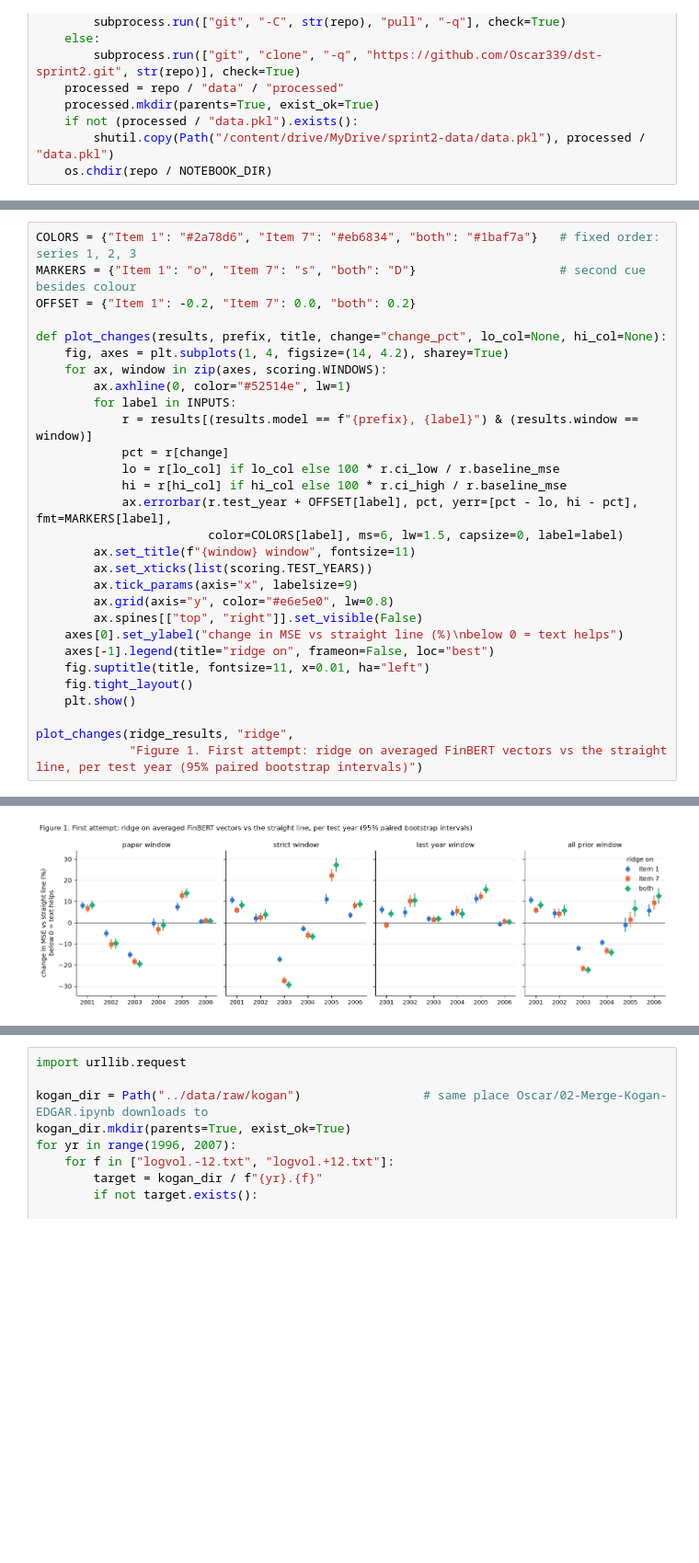
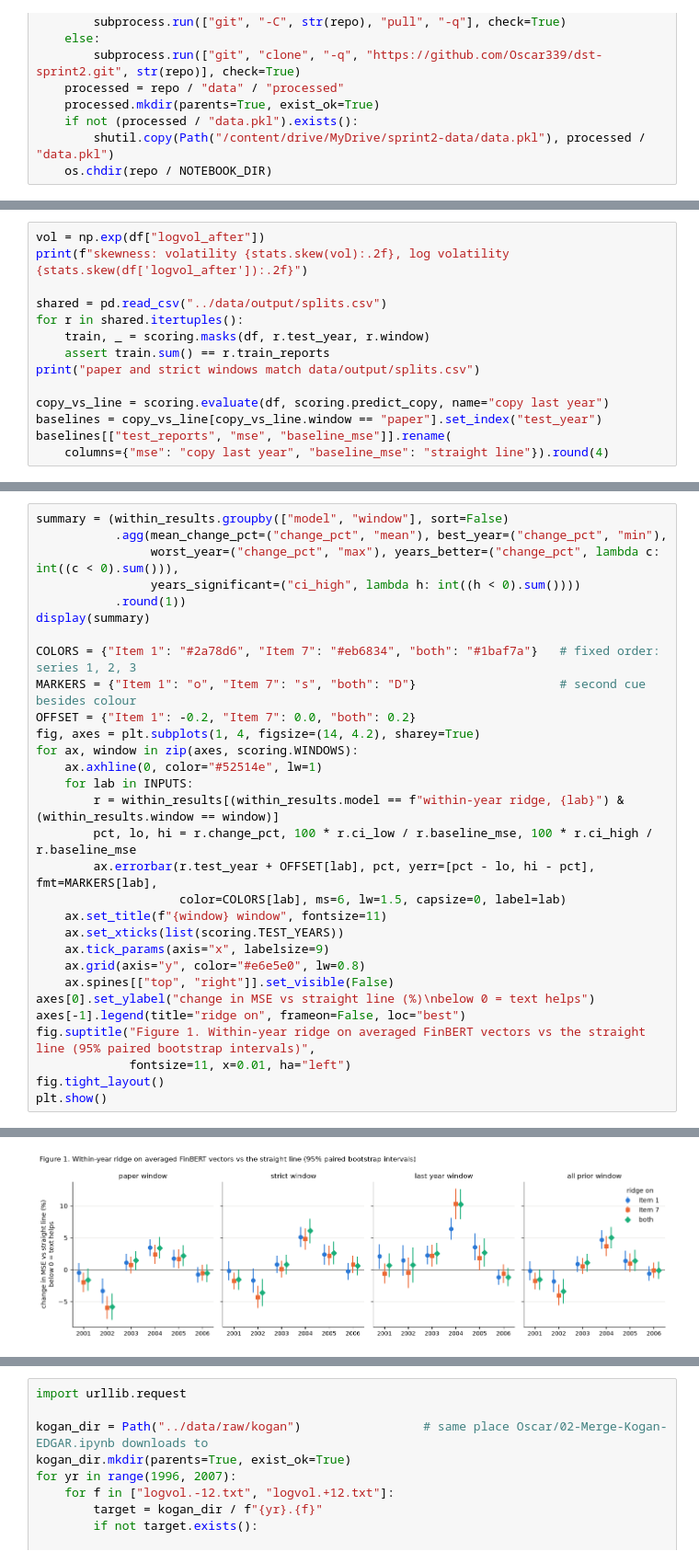
Before and after one commit to Oscar339/dst-sprint2, a Jupyter notebook: Alex/02-Models.ipynb, the cells around one changed output, grey strips where cells are left out. Shown at 92% size. Drawn from its saved outputs; the diff is of its cells as text; blank space fills up the shorter version.

```diff
--- a/Alex/02-Models.ipynb
+++ b/Alex/02-Models.ipynb
@@ -271,0 +62,14 @@ summarise(pd.concat([copy_vs_line, ridge_results], ignore_index=True))
+# %%
+vol = np.exp(df["logvol_after"])
+print(f"skewness: volatility {stats.skew(vol):.2f}, log volatility {stats.skew(df['logvol_after']):.2f}")
+
+shared = pd.read_csv("../data/output/splits.csv")
+for r in shared.itertuples():
+    train, _ = scoring.masks(df, r.test_year, r.window)
+    assert train.sum() == r.train_reports
+print("paper and strict windows match data/output/splits.csv")
+
+copy_vs_line = scoring.evaluate(df, scoring.predict_copy, name="copy last year")
+baselines = copy_vs_line[copy_vs_line.window == "paper"].set_index("test_year")
+baselines[["test_reports", "mse", "baseline_mse"]].rename(
+    columns={"mse": "copy last year", "baseline_mse": "straight line"}).round(4)
@@ -272,30 +162,31 @@ summarise(pd.concat([copy_vs_line, ridge_results], ignore_index=True))
 # %%
+summary = (within_results.groupby(["model", "window"], sort=False)
+           .agg(mean_change_pct=("change_pct", "mean"), best_year=("change_pct", "min"),
+                worst_year=("change_pct", "max"), years_better=("change_pct", lambda c: int((c < 0).sum())),
+                years_significant=("ci_high", lambda h: int((h < 0).sum())))
+           .round(1))
+display(summary)
+
 COLORS = {"Item 1": "#2a78d6", "Item 7": "#eb6834", "both": "#1baf7a"}   # fixed order: series 1, 2, 3
 MARKERS = {"Item 1": "o", "Item 7": "s", "both": "D"}                    # second cue besides colour
 OFFSET = {"Item 1": -0.2, "Item 7": 0.0, "both": 0.2}
-
-def plot_changes(results, prefix, title, change="change_pct", lo_col=None, hi_col=None):
-    fig, axes = plt.subplots(1, 4, figsize=(14, 4.2), sharey=True)
-    for ax, window in zip(axes, scoring.WINDOWS):
-        ax.axhline(0, color="#52514e", lw=1)
-        for label in INPUTS:
-            r = results[(results.model == f"{prefix}, {label}") & (results.window == window)]
-            pct = r[change]
-            lo = r[lo_col] if lo_col else 100 * r.ci_low / r.baseline_mse
-            hi = r[hi_col] if hi_col else 100 * r.ci_high / r.baseline_mse
-            ax.errorbar(r.test_year + OFFSET[label], pct, yerr=[pct - lo, hi - pct], fmt=MARKERS[label],
-                        color=COLORS[label], ms=6, lw=1.5, capsize=0, label=label)
-        ax.set_title(f"{window} window", fontsize=11)
-        ax.set_xticks(list(scoring.TEST_YEARS))
-        ax.tick_params(axis="x", labelsize=9)
-        ax.grid(axis="y", color="#e6e5e0", lw=0.8)
-        ax.spines[["top", "right"]].set_visible(False)
-    axes[0].set_ylabel("change in MSE vs straight line (%)\nbelow 0 = text helps")
-    axes[-1].legend(title="ridge on", frameon=False, loc="best")
-    fig.suptitle(title, fontsize=11, x=0.01, ha="left")
-    fig.tight_layout()
-    plt.show()
-
-plot_changes(ridge_results, "ridge",
-             "Figure 1. First attempt: ridge on averaged FinBERT vectors vs the straight line, per test year (95% paired bootstrap intervals)")
+fig, axes = plt.subplots(1, 4, figsize=(14, 4.2), sharey=True)
+for ax, window in zip(axes, scoring.WINDOWS):
+    ax.axhline(0, color="#52514e", lw=1)
+    for lab in INPUTS:
+        r = within_results[(within_results.model == f"within-year ridge, {lab}") & (within_results.window == window)]
+        pct, lo, hi = r.change_pct, 100 * r.ci_low / r.baseline_mse, 100 * r.ci_high / r.baseline_mse
+        ax.errorbar(r.test_year + OFFSET[lab], pct, yerr=[pct - lo, hi - pct], fmt=MARKERS[lab],
+                    color=COLORS[lab], ms=6, lw=1.5, capsize=0, label=lab)
+    ax.set_title(f"{window} window", fontsize=11)
+    ax.set_xticks(list(scoring.TEST_YEARS))
+    ax.tick_params(axis="x", labelsize=9)
+    ax.grid(axis="y", color="#e6e5e0", lw=0.8)
+    ax.spines[["top", "right"]].set_visible(False)
+axes[0].set_ylabel("change in MSE vs straight line (%)\nbelow 0 = text helps")
+axes[-1].legend(title="ridge on", frameon=False, loc="best")
+fig.suptitle("Figure 1. Within-year ridge on averaged FinBERT vectors vs the straight line (95% paired bootstrap intervals)",
+             fontsize=11, x=0.01, ha="left")
+fig.tight_layout()
+plt.show()
 # %% [output]
@@ -302 +207 @@ plot_changes(ridge_results, "ridge",
-[figure, old version]
+[figure, new version]
```
Also changed, not shown: parts of 32 cells of this notebook, 2 other files.
